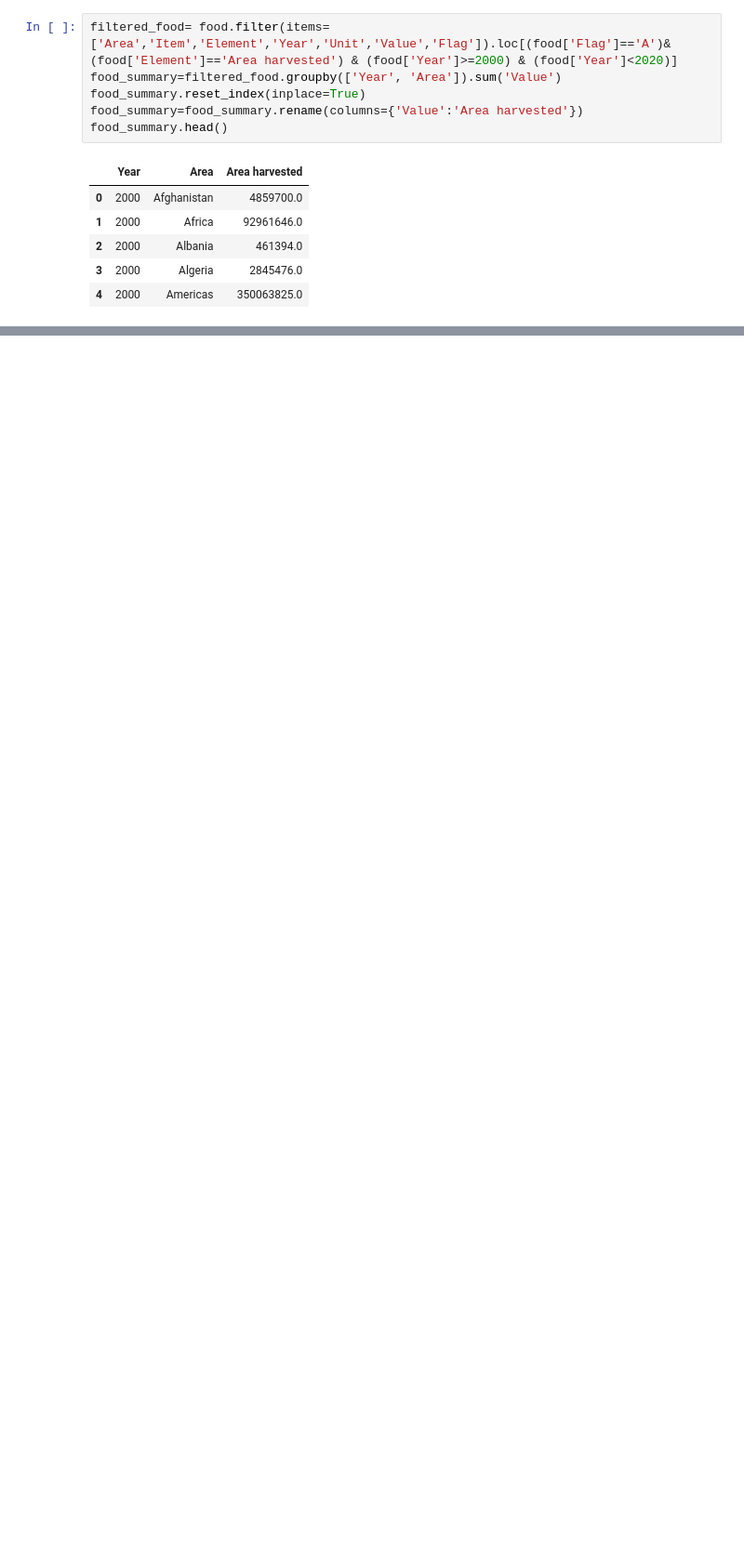
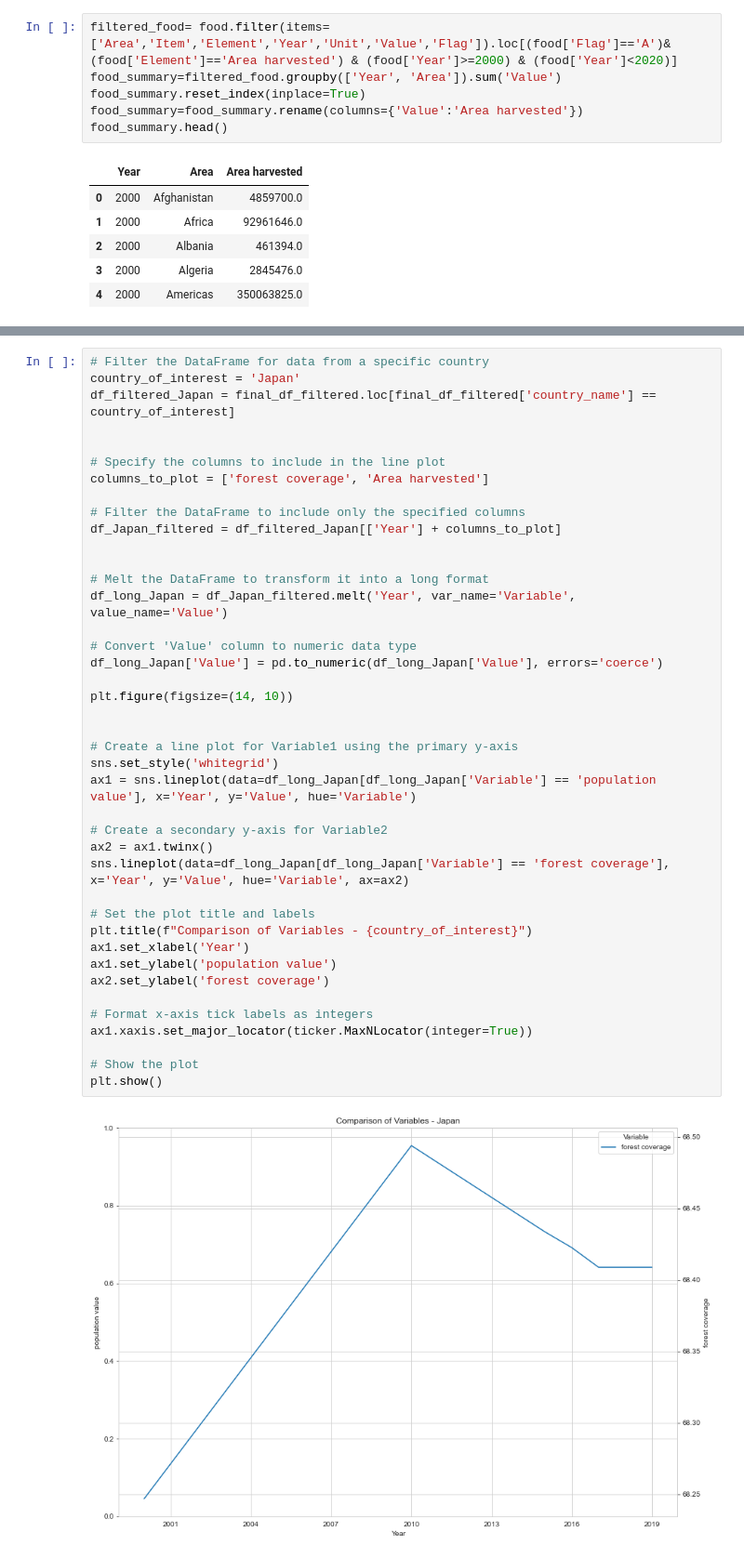
Before and after one commit to BoSuto/Specialist-Certificate-in-Data-Analytics-Essential-Jan-2023, a Jupyter notebook: Project_May_2023.ipynb, the cells around one changed output, grey strips where cells are left out. Shown: that part at 93% size. Saved outputs shown, nothing was run; the diff lists cells and outputs as text; blank space fills up the shorter version.

```diff
--- a/Project_May_2023.ipynb
+++ b/Project_May_2023.ipynb
@@ -634,0 +593,43 @@ plt.show()
+# %%
+# Filter the DataFrame for data from a specific country
+country_of_interest = 'Japan'
+df_filtered_Japan = final_df_filtered.loc[final_df_filtered['country_name'] == country_of_interest]
+
+
+# Specify the columns to include in the line plot
+columns_to_plot = ['forest coverage', 'Area harvested']
+
+# Filter the DataFrame to include only the specified columns
+df_Japan_filtered = df_filtered_Japan[['Year'] + columns_to_plot]
+
+
+# Melt the DataFrame to transform it into a long format
+df_long_Japan = df_Japan_filtered.melt('Year', var_name='Variable', value_name='Value')
+
+# Convert 'Value' column to numeric data type
+df_long_Japan['Value'] = pd.to_numeric(df_long_Japan['Value'], errors='coerce')
+
+plt.figure(figsize=(14, 10))
+
+
+# Create a line plot for Variable1 using the primary y-axis
+sns.set_style('whitegrid')
+ax1 = sns.lineplot(data=df_long_Japan[df_long_Japan['Variable'] == 'population value'], x='Year', y='Value', hue='Variable')
+
+# Create a secondary y-axis for Variable2
+ax2 = ax1.twinx()
+sns.lineplot(data=df_long_Japan[df_long_Japan['Variable'] == 'forest coverage'], x='Year', y='Value', hue='Variable', ax=ax2)
+
+# Set the plot title and labels
+plt.title(f"Comparison of Variables - {country_of_interest}")
+ax1.set_xlabel('Year')
+ax1.set_ylabel('population value')
+ax2.set_ylabel('forest coverage')
+
+# Format x-axis tick labels as integers
+ax1.xaxis.set_major_locator(ticker.MaxNLocator(integer=True))
+
+# Show the plot
+plt.show()
+# %% [output]
+[figure, added]
```
Also changed, not shown: parts of 45 cells of this notebook.
